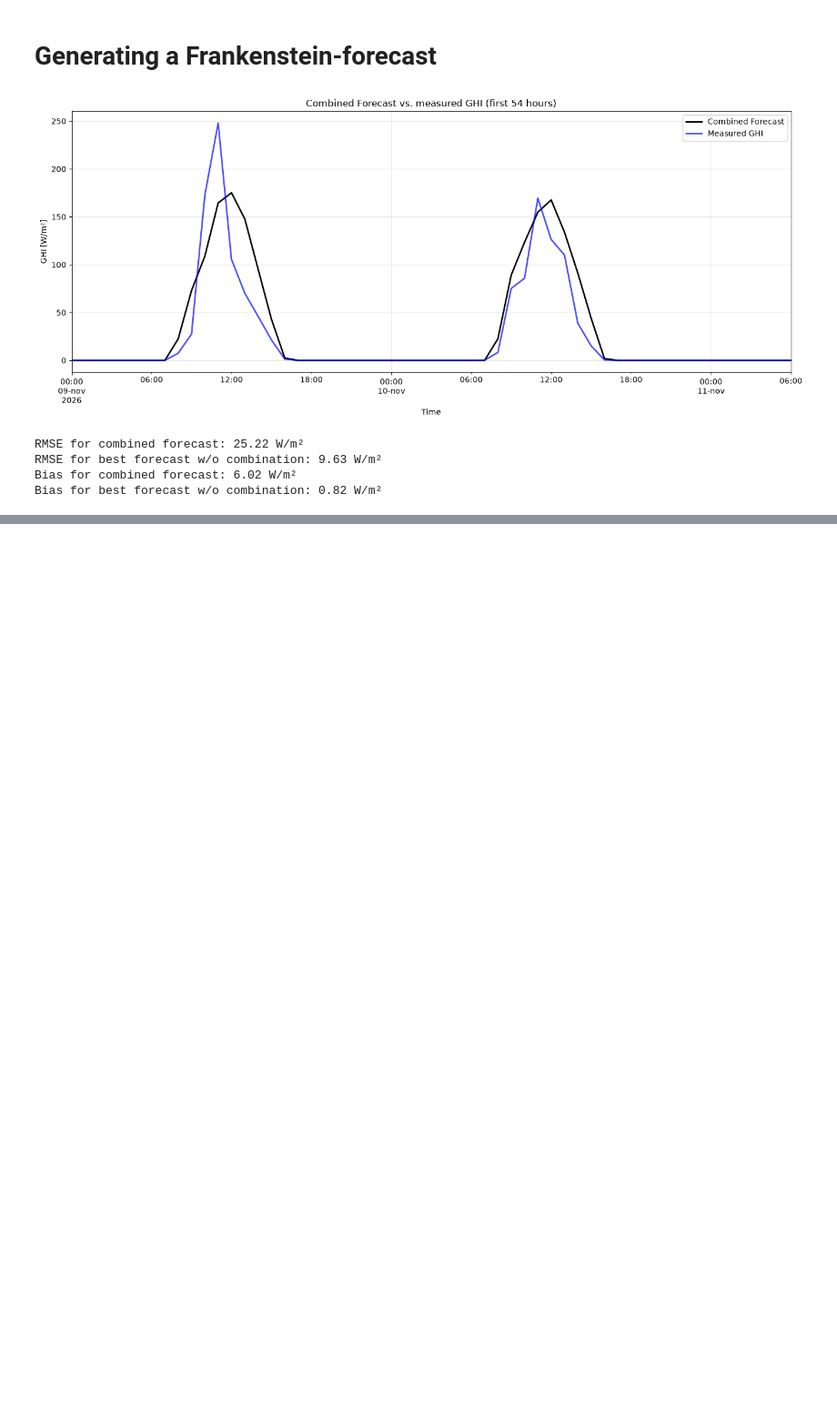
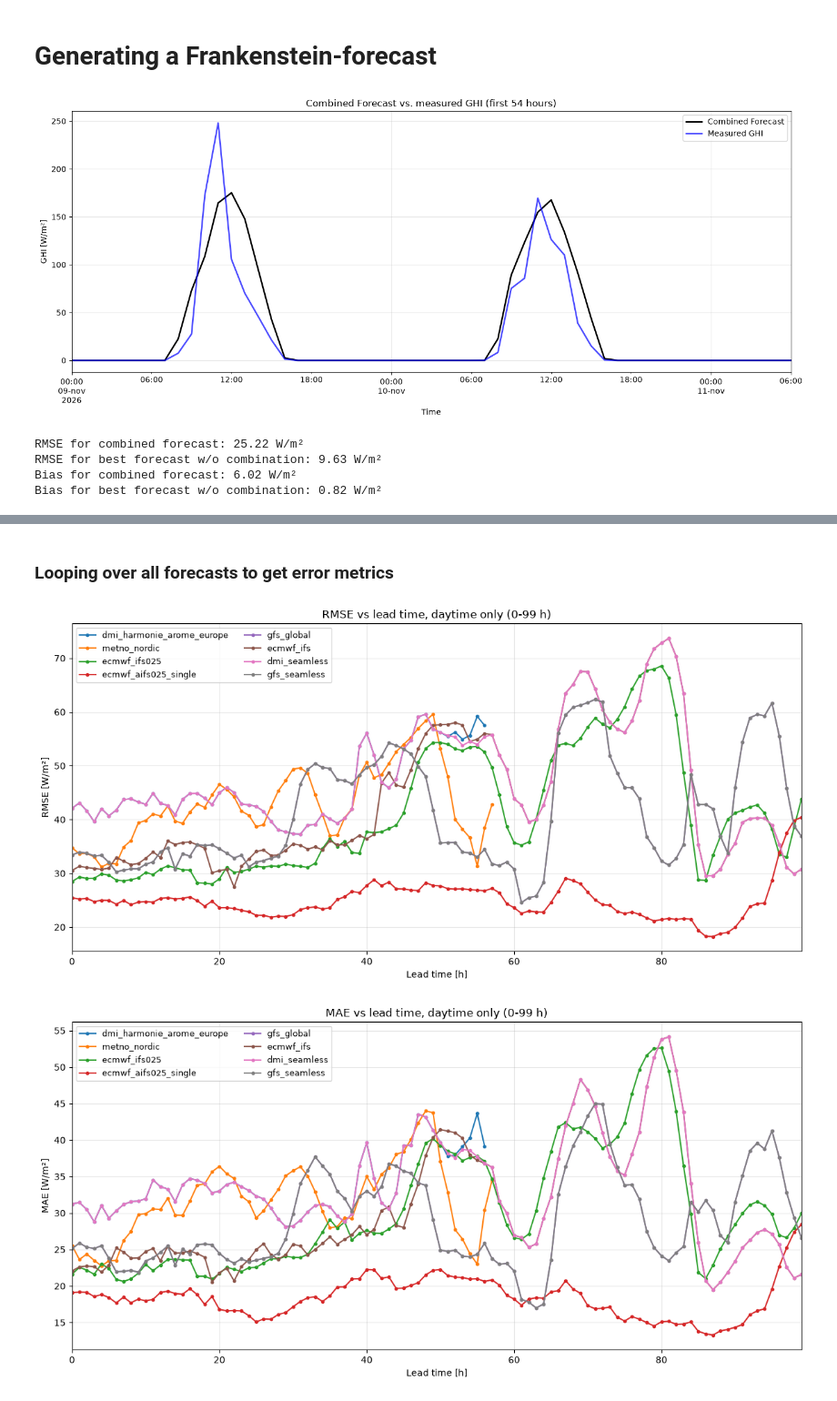
Before and after one commit to karlarye/Forecast-Solar-Assignment, a Jupyter notebook: assignment.ipynb, the cells around one changed output, grey strips where cells are left out. Shown at 91% size. Drawn from its saved outputs; the diff is of its cells as text; code cells hidden in the pictures; blank space fills up the shorter version.

```diff
--- a/assignment.ipynb
+++ b/assignment.ipynb
@@ -413,0 +485,2 @@ Bias for best forecast w/o combination: 0.82 W/m²
+# %%
+fc = data["dmi_harmonie_arome_europe"].unstack()
@@ -413,0 +494,76 @@ Bias for best forecast w/o combination: 0.82 W/m²
+# %% [markdown]
+### Looping over all forecasts to get error metrics
+# %%
+cols = data.columns.tolist()
+leads = np.arange(0, 100)          # trader horizon: first 36 hours
+
+# --- Measurements aligned to the forecast time axis (both in UTC) ---
+obs = dmi_data["ghi"].copy()
+daylight = dmi_data["ghi_extra"] > 10          # remove night (TOA irradiance ~ 0)
+if obs.index.tz is None:
+    obs.index = obs.index.tz_localize("UTC"); daylight.index = obs.index
+
+def metrics(f, o):
+    """Error metrics for forecast f vs observation o (both 1-D, same index, daylight only)."""
+    e = f - o                                    # forecast - observed
+    mean_o = o.mean()
+    return {
+        "RMSE":      np.sqrt((e**2).mean()),      # penalises large misses
+        "MAE":       e.abs().mean(),              # typical miss
+        "Bias":      e.mean(),                    # systematic over/under-forecast
+        "nRMSE [%]": 100 * np.sqrt((e**2).mean()) / mean_o,
+        "nMAE [%]":  100 * e.abs().mean() / mean_o,
+        "nBias [%]": 100 * e.mean() / mean_o,
+        "P95 |err|": e.abs().quantile(0.95),      # tail risk: how bad is a bad hour?
+        "N":         len(e),
+    }
+
+rows = []
+for c in cols:
+    fc = data[c].unstack()                        # index: valid time, columns: lead time
+    for l in leads:
+        if l not in fc.columns:
+            continue
+        f = fc[l].dropna()
+        o = obs.reindex(f.index)
+        m = daylight.reindex(f.index).fillna(False) & o.notna()
+        if m.sum() < 5:
+            continue
+        rows.append({"model": c, "lead": l, **metrics(f[m], o[m])})
+
+model_metrics = pd.DataFrame(rows).set_index(["model", "lead"])
+
+# --- One figure per forecasting model, one panel per metric ---
+panels = [("RMSE", "RMSE [W/m²]"), ("MAE", "MAE [W/m²]"), ("Bias", "Bias (fc - obs) [W/m²]"),
+          ("nRMSE [%]", "nRMSE [% of mean GHI]"), ("nMAE [%]", "nMAE [% of mean GHI]"),
+          ("P95 |err|", "95th pct. abs. error [W/m²]")]
+
+# --- One figure per error metric, all models overlaid ---
+panels = [("RMSE", "RMSE [W/m²]"), ("MAE", "MAE [W/m²]"), ("Bias", "Bias (fc - obs) [W/m²]"),
+          ("nRMSE [%]", "nRMSE [% of mean GHI]"), ("nMAE [%]", "nMAE [% of mean GHI]"),
+          ("P95 |err|", "95th pct. abs. error [W/m²]")]
+
+model_colors = dict(zip(cols, plt.get_cmap("tab10").colors))
+
+for key, label in panels:
+    fig, ax = plt.subplots(figsize=(12, 6))
+    for c in cols:
+        mm = model_metrics.loc[c]
+        ax.plot(mm.index, mm[key], marker=".", label=c, color=model_colors[c])
+    if key == "Bias":
+        ax.axhline(0, color="k", lw=0.8, ls="--")
+    ax.set_xlabel("Lead time [h]")
+    ax.set_ylabel(label)
+    ax.set_xlim(0, leads.max())
+    ax.set_title(f"{key} vs lead time, daytime only (0-{leads.max()} h)")
+    ax.grid(alpha=0.3)
+    ax.legend(fontsize=9, ncol=2)
+    fig.tight_layout()
+    plt.show()
+
+# --- Summary over the whole 0-36 h window, to rank models ---
+summary = model_metrics.groupby("model")[["RMSE", "MAE", "Bias", "nRMSE [%]", "nMAE [%]", "P95 |err|"]].mean()
+print(summary.sort_values("RMSE").round(2))
+# %% [output]
+[figure, added]
+[figure, added]
```
Also changed, not shown: parts of 15 cells of this notebook.
